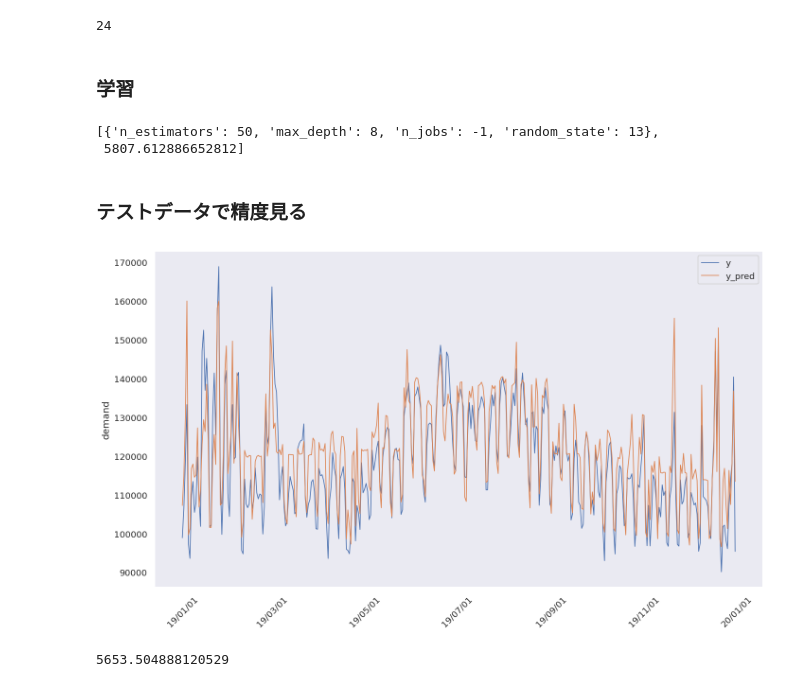
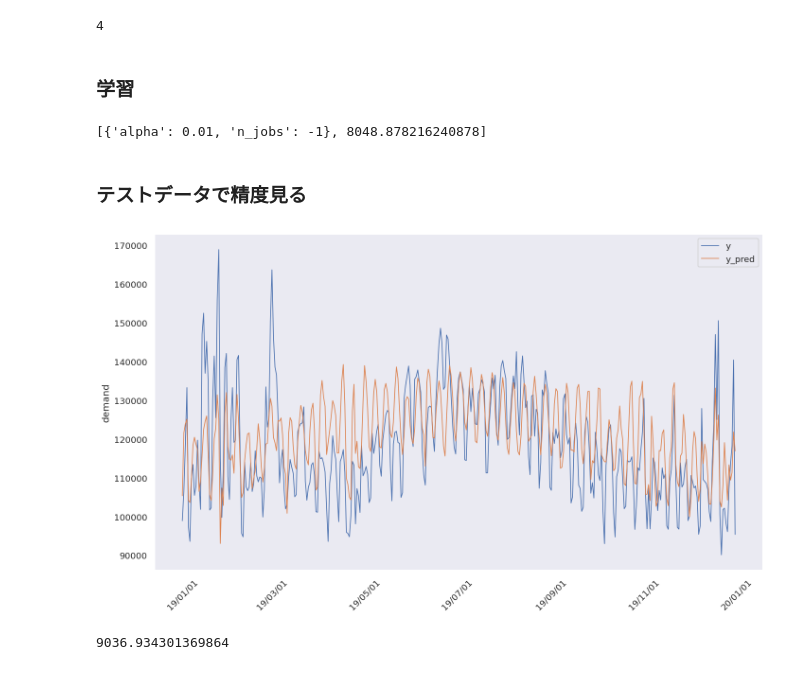
Before and after one commit to kosekitau/kaggle, a Jupyter notebook: Daily_Electricity_Priceand_DemandData/notebooks/run_DailyElectricityPriceandDemandData.ipynb, the cells around one changed output. Drawn from its saved outputs; the diff is of its cells as text; code cells hidden in the pictures.

```diff
--- a/Daily_Electricity_Priceand_DemandData/notebooks/run_DailyElectricityPriceandDemandData.ipynb
+++ b/Daily_Electricity_Priceand_DemandData/notebooks/run_DailyElectricityPriceandDemandData.ipynb
@@ -18,5 +18,5 @@ from sklearn.linear_model import LinearRegression
 # %%
-config_model = "config/config_randomforest.json"
+config_model = "config/config_Ridge_ss.json"
 
 conf = json.load(open("config/config.json"))
 conf_model = json.load(open(config_model))
@@ -106,7 +110,7 @@ def walk_forward_validation(df_X, df_y , model, cutoffs):
 # %%
 len(all_params)
 # %% [output]
-24
+4
 # %% [markdown]
 ### 学習
 # %%
@@ -117,7 +121,7 @@ ex_col = conf["features"]
 for params in all_params:
   df_y = df_train["demand"]
   f = df_train[ex_col]
-  model = RandomForestRegressor(**params)
+  model = Ridge_ss(**params)
   df_cv = walk_forward_validation(f, df_y , model, cutoff)
 
   y_true = df_cv["y"]
@@ -128,45 +132,44 @@ best_params = pd.DataFrame({"all_params" : all_params, "MAE" : maes}).sort_value
 # %%
 best_params
 # %% [output]
-[{'n_estimators': 50, 'max_depth': 8, 'n_jobs': -1, 'random_state': 13},
- 5807.612886652812]
+[{'alpha': 0.01, 'n_jobs': -1}, 8048.878216240878]
 # %% [markdown]
 ### テストデータで精度見る
 # %%
 cutoffs = conf["test_periods"]
 
 train_start = cutoffs["train_start"]
 train_end = cutoffs["train_end"]
 test_start = cutoffs["test_start"]
 test_end = cutoffs["test_end"]
 
 X = df_train.loc[train_start : train_end][ex_col]
 y = df_train.loc[train_start : train_end]["demand"]
-model = RandomForestRegressor(**best_params[0])
+model = Ridge_ss(**best_params[0])
 model.fit(X, y)
 y_true = df_test.loc[test_start : test_end]["demand"]
 X_test = df_test.loc[test_start : test_end][ex_col]
 y_pred = model.predict(X_test)
 mae = mean_absolute_error(y_true, y_pred)
 x = y_true.index
 
 fig = plt.figure(figsize=(12, 7), dpi=120)
 ax =fig.add_subplot(111)
 ax.plot(x, y_true, linewidth=1.0, label="y")
 ax.plot(x, y_pred, linewidth=1.0, label="y_pred")
 ax.xaxis.set_major_formatter(DateFormatter("%y/%m/%d"))
 #ax.set_title(f"MAE : {np.round(mae, 2)}")
 ax.set_ylabel("demand")
 plt.xticks(rotation=45)
 plt.grid()
 plt.tight_layout()
 plt.legend()
 plt.show()
 plt.close()
 # %% [output]
-[figure, old version]
+[figure, new version]
 # %%
 print(mae)
 # %% [output]
-5653.504888120529
+9036.934301369864
 # %%
```
Also changed, not shown: parts of 4 cells of this notebook.
